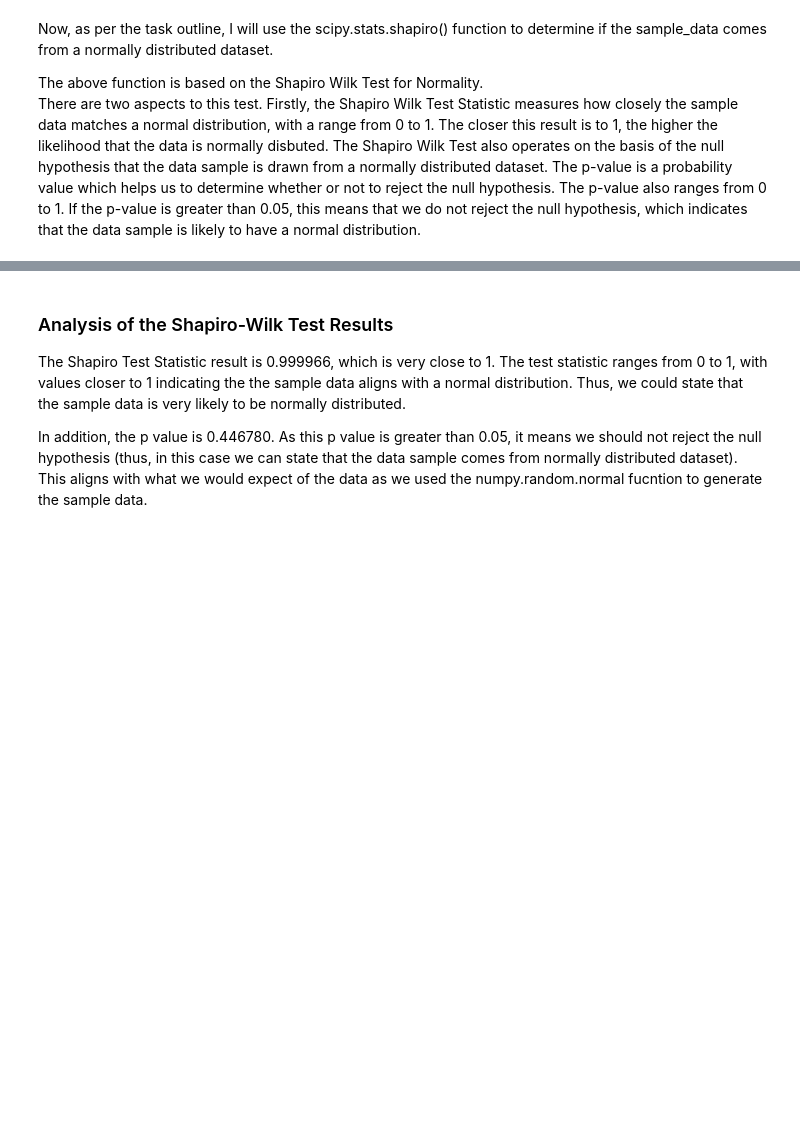
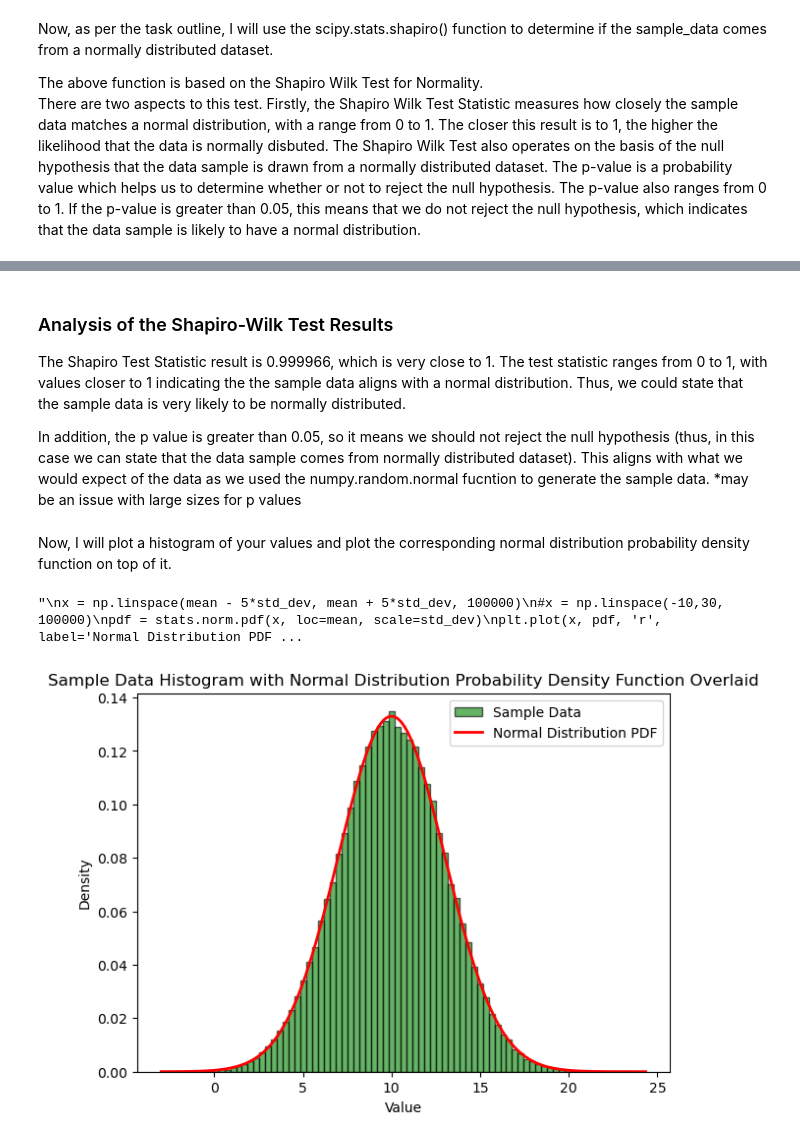
Before and after one commit to rebeccaf1918/AppliedStatistics, a Jupyter notebook: tasks.ipynb, the cells around one changed output, grey strips where cells are left out. Cells and saved outputs as stored; diff of their text form; code cells hidden in the pictures; blank space fills up the shorter version.

Commit message:
adding code for histogram and analysis

```diff
--- a/tasks.ipynb
+++ b/tasks.ipynb
@@ -256,4 +255,37 @@ p-value: 0.595414
 
 The Shapiro Test Statistic result is 0.999966, which is very close to 1. The test statistic ranges from 0 to 1, with values closer to 1 indicating the the sample data aligns with a normal distribution. Thus, we could state that the sample data is very likely to be normally distributed.
 
-In addition, the p value is 0.446780. As this p value is greater than 0.05, it means we should not reject the null hypothesis (thus, in this case we can state that the data sample comes from normally distributed dataset). This aligns with what we would expect of the data as we used the numpy.random.normal fucntion to generate the sample data.
+In addition, the p value is greater than 0.05, so it means we should not reject the null hypothesis (thus, in this case we can state that the data sample comes from normally distributed dataset). This aligns with what we would expect of the data as we used the numpy.random.normal fucntion to generate the sample data.  *may be an issue with large sizes for p values
+# %% [markdown]
+Now, I will plot a histogram of your values and plot the corresponding normal distribution probability density function on top of it.
+# %%
+# Plotting a histogram of the generated sample
+# fig, ax = plt.subplots()
+
+'''
+x = np.linspace(mean - 5*std_dev, mean + 5*std_dev, 100000)
+#x = np.linspace(-10,30, 100000)
+pdf = stats.norm.pdf(x, loc=mean, scale=std_dev)
+plt.plot(x, pdf, 'r', label='Normal Distribution PDF')
+'''
+# %% [output]
+"\nx = np.linspace(mean - 5*std_dev, mean + 5*std_dev, 100000)\n#x = np.linspace(-10,30, 100000)\npdf = stats.norm.pdf(x, loc=mean, scale=std_dev)\nplt.plot(x, pdf, 'r', label='Normal Distribution PDF ...
+# %%
+# Plot the histogram from the generated sample
+plt.figure(figsize=(7, 5)) # setting the size of the figure
+plt.hist(sample_data, bins=75, density=True, alpha=0.6, color="green", edgecolor="black", label="Sample Data")
+
+# Density curve interval
+xmin, xmax = plt.xlim() #storing the min and max values of the x-axis to plot the probability density function over the same interval as the histogram.
+x = np.linspace(xmin, xmax, 1000)
+p = stats.norm.pdf(x, mean, std_dev)
+
+# Combine both the histogram and density curve interval
+plt.plot(x, p, "r", linewidth=2, label="Normal Distribution PDF")
+plt.xlabel("Value")
+plt.ylabel("Density")
+plt.legend()
+plt.title("Sample Data Histogram with Normal Distribution Probability Density Function Overlaid")
+plt.show() # show the graph
+# %% [output]
+[figure, added]
```
Also changed, not shown: parts of 5 cells of this notebook.
